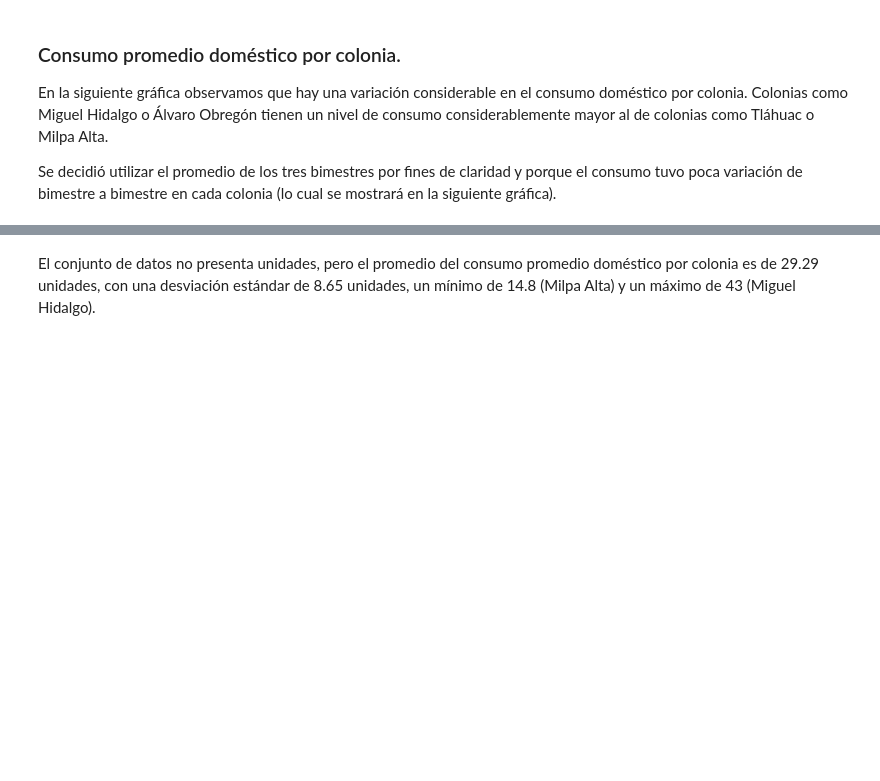
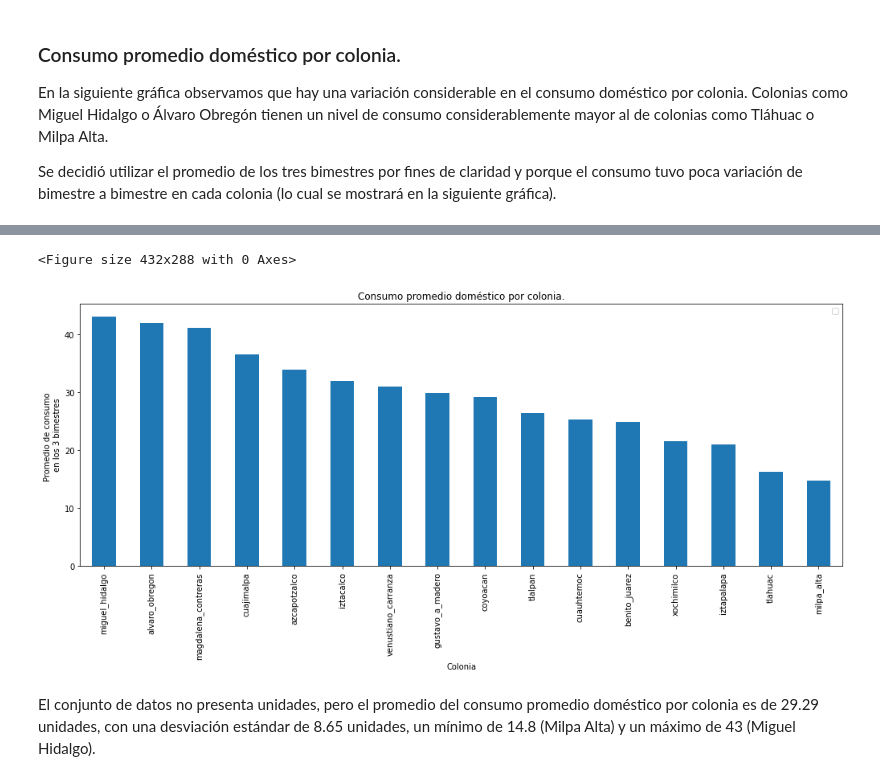
Before and after one commit to lechugaa/intro_ds_p1_consumo_agua, a Jupyter notebook: agua_profiling_expo.ipynb, the cells around one changed output, grey strips where cells are left out. Drawn from its saved outputs; the diff is of its cells as text; code cells hidden in the pictures; blank space fills up the shorter version.

```diff
--- a/agua_profiling_expo.ipynb
+++ b/agua_profiling_expo.ipynb
@@ -1097,3 +1093,24 @@ Se decidió utilizar el promedio de los tres bimestres por fines de claridad y p
+# %%
+group_2 = data.groupby(['nomgeo'], as_index = False).agg({
+                        'consumo_prom_dom': 'mean',
+                        'consumo_prom_no_dom': 'mean',
+                        'consumo_prom_mixto': 'mean'
+})
+group_2 = group_2.sort_values(by = ['consumo_prom_dom'], ascending = False)
+
+plt.gcf().subplots_adjust(bottom=0.15)
+# %% [output]
+<Figure size 432x288 with 0 Axes>
+# %%
+fig, ax = plt.subplots(figsize = (17,6))
+colonias = group_2.nomgeo.values.tolist()
+ax.set_xticklabels(colonias, rotation=90)
+ax = group_2.plot.bar(ax = ax, x = 'nomgeo', y = 'consumo_prom_dom')
+plt.title("Consumo promedio doméstico por colonia.")
+plt.xlabel("Colonia"); plt.ylabel("Promedio de consumo \n en los 3 bimestres")
+plt.legend("");
+# %% [output]
+[figure, added]
 # %% [markdown]
 El conjunto de datos no presenta unidades, pero el promedio del consumo promedio doméstico por colonia es de 29.29 unidades, con una desviación estándar de 8.65 unidades, un mínimo de 14.8 (Milpa Alta) y un máximo de 43 (Miguel Hidalgo).
 # %% [markdown]
```
Also changed, not shown: parts of 22 cells of this notebook, 1 other file.
